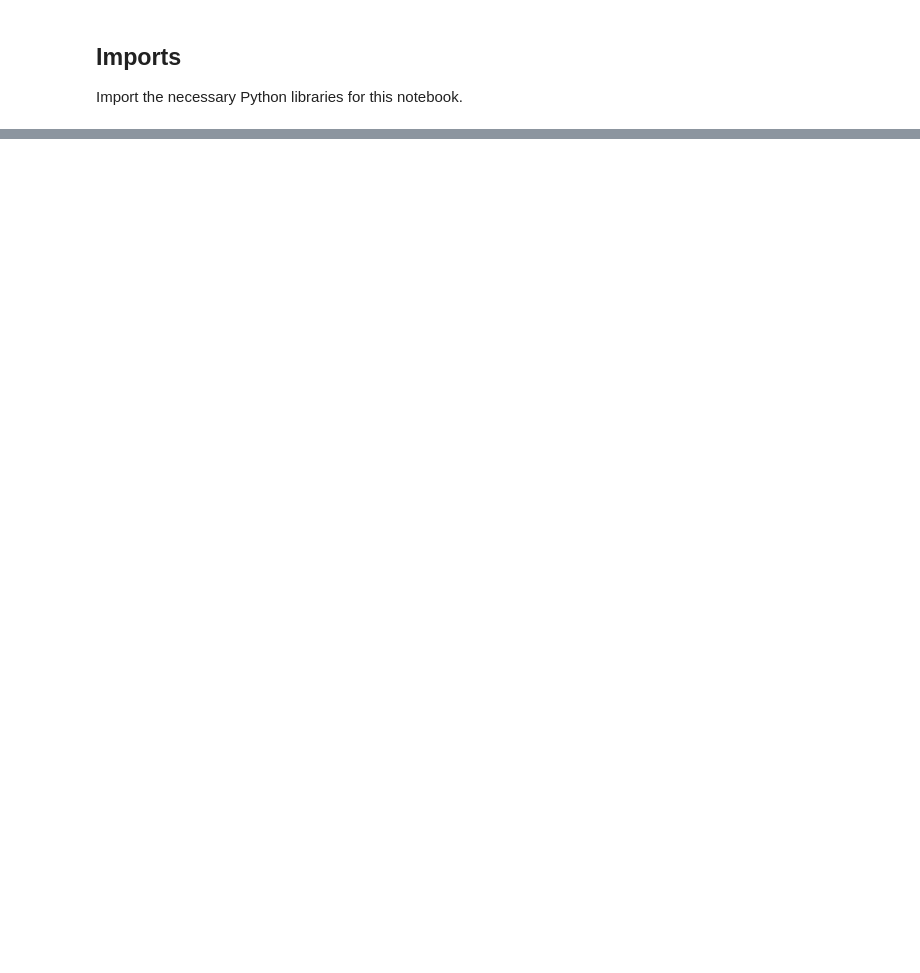
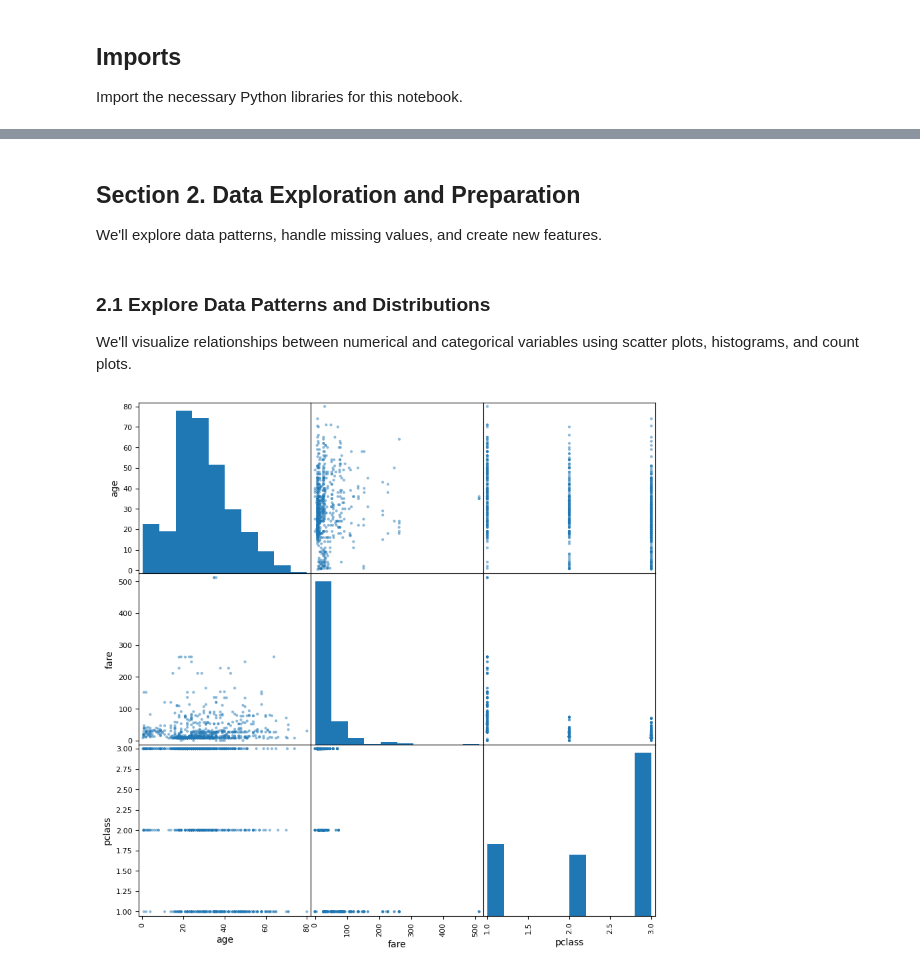
Before and after one commit to BethSpornitz/ml01, a Jupyter notebook: notebooks/project02/ml02_bethspornitz.ipynb, the cells around one changed output, grey strips where cells are left out. Cells and saved outputs as stored; diff of their text form; code cells hidden in the pictures; blank space fills up the shorter version.

Commit message:
adding titanic project code

```diff
--- a/notebooks/project02/ml02_bethspornitz.ipynb
+++ b/notebooks/project02/ml02_bethspornitz.ipynb
@@ -336,0 +26,3 @@ This  model shows that income and the number of rooms are related to housing pri
+# %%
+# Load Titanic dataset
+titanic = sns.load_dataset('titanic')
@@ -336,0 +133,13 @@ This  model shows that income and the number of rooms are related to housing pri
+# %% [markdown]
+## Section 2. Data Exploration and Preparation
+We'll explore data patterns, handle missing values, and create new features.
+# %% [markdown]
+### 2.1 Explore Data Patterns and Distributions
+We'll visualize relationships between numerical and categorical variables using scatter plots, histograms, and count plots.
+# %%
+# Scatter matrix (numeric attributes)
+attributes = ['age', 'fare', 'pclass']
+scatter_matrix(titanic[attributes], figsize=(10, 10))
+plt.show()
+# %% [output]
+[figure, added]
```
Also changed, not shown: parts of 80 cells of this notebook, 1 other file.
